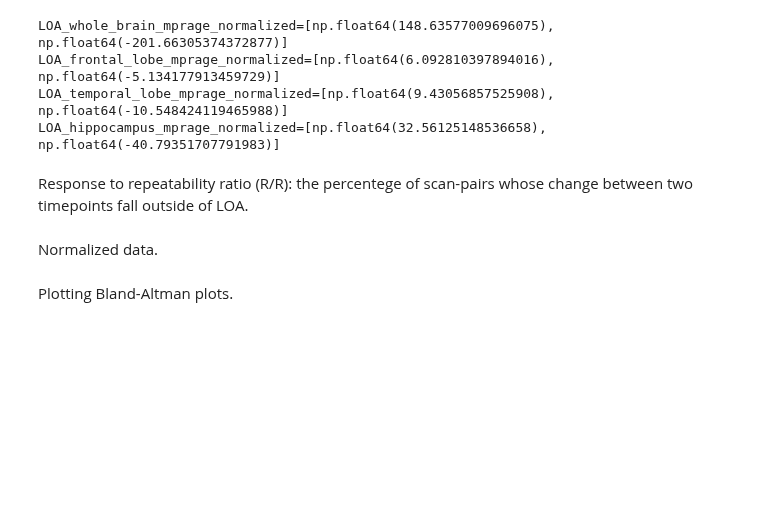
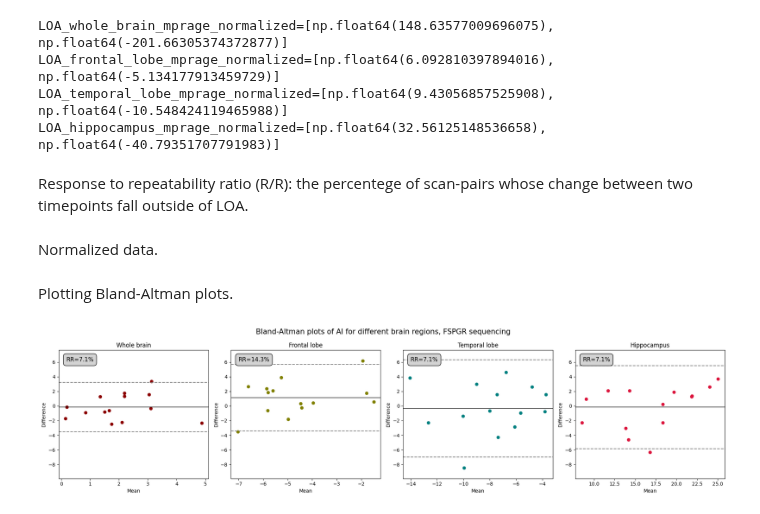
Before and after one commit to Crtox/asymmetryAD, a Jupyter notebook: code/test_retest.ipynb, the cells around one changed output. Saved outputs shown, nothing was run; the diff lists cells and outputs as text; code cells hidden in the pictures; blank space fills up the shorter version.

```diff
--- a/code/test_retest.ipynb
+++ b/code/test_retest.ipynb
@@ -1013,4 +996,91 @@ RR_temporal_lobe_mprage_normalized = calculate_RR(AI_temporal_lobe_first_mprage_
 RR_hippocampus_mprage_normalized = calculate_RR(AI_hippocampus_first_mprage_normalized, AI_hippocampus_second_mprage_normalized)
 # %% [markdown]
 Plotting Bland-Altman plots.
+# %%
+min_y = min(
+    min(diffs_whole_brain_fspgr),
+    min(diffs_frontal_lobe_fspgr),
+    min(diffs_temporal_lobe_fspgr),
+    min(diffs_hippocampus_fspgr)
+)
+max_y = max(
+    max(diffs_whole_brain_fspgr),
+    max(diffs_frontal_lobe_fspgr),
+    max(diffs_temporal_lobe_fspgr),
+    max(diffs_hippocampus_fspgr)
+)
+
+# Define a small margin for the y-axis limits
+y_margin = 0.1 * (max_y - min_y)
+y_min, y_max = min_y - y_margin, max_y + y_margin
+
+# Create subplots and set aligned y-axis limits
+fig, axes = plt.subplots(1, 4, figsize=(20, 5))
+
+axes[0].scatter(means_whole_brain_fspgr, diffs_whole_brain_fspgr, color='darkred', marker='o')
+axes[0].set_title('Whole brain')
+axes[0].set_xlabel('Mean')
+axes[0].set_ylabel('Difference')
+axes[0].axhline(mean_whole_brain_fspgr, color='black', alpha=0.7, linestyle='-')
+axes[0].axhline(LOA_whole_brain_fspgr[0], color='gray', linestyle='--')
+axes[0].axhline(LOA_whole_brain_fspgr[1], color='gray', linestyle='--')
+axes[0].set_ylim(y_min, y_max)  # Align y-axis limits
+axes[0].text(
+    0.05, 0.95, s=f'RR={RR_whole_brain_fspgr:.1f}%',
+    fontsize=12, color='black',
+    bbox=dict(facecolor='lightgrey', edgecolor='black', boxstyle='round,pad=0.5'),
+    transform=axes[0].transAxes, verticalalignment='top'
+)
+
+axes[1].scatter(means_frontal_lobe_fspgr, diffs_frontal_lobe_fspgr, color='olive', marker='o')
+axes[1].set_title('Frontal lobe')
+axes[1].set_xlabel('Mean')
+axes[1].set_ylabel('Difference')
+axes[1].axhline(mean_frontal_lobe_fspgr, color='black', alpha=0.7, linestyle='-')
+axes[1].axhline(LOA_frontal_lobe_fspgr[0], color='gray', linestyle='--')
+axes[1].axhline(LOA_frontal_lobe_fspgr[1], color='gray', linestyle='--')
+axes[1].set_ylim(y_min, y_max)  # Align y-axis limits
+axes[1].text(
+    0.05, 0.95, s=f'RR={RR_frontal_lobe_fspgr:.1f}%',
+    fontsize=12, color='black',
+    bbox=dict(facecolor='lightgrey', edgecolor='black', boxstyle='round,pad=0.5'),
+    transform=axes[1].transAxes, verticalalignment='top'
+)
+
+axes[2].scatter(means_temporal_lobe_fspgr, diffs_temporal_lobe_fspgr, color='teal', marker='o')
+axes[2].set_title('Temporal lobe')
+axes[2].set_xlabel('Mean')
+axes[2].set_ylabel('Difference')
+axes[2].axhline(mean_temporal_lobe_fspgr, color='black', alpha=0.7, linestyle='-')
+axes[2].axhline(LOA_temporal_lobe_fspgr[0], color='gray', linestyle='--')
+axes[2].axhline(LOA_temporal_lobe_fspgr[1], color='gray', linestyle='--')
+axes[2].set_ylim(y_min, y_max)  # Align y-axis limits
+axes[2].text(
+    0.05, 0.95, s=f'RR={RR_temporal_lobe_fspgr:.1f}%',
+    fontsize=12, color='black',
+    bbox=dict(facecolor='lightgrey', edgecolor='black', boxstyle='round,pad=0.5'),
+    transform=axes[2].transAxes, verticalalignment='top'
+)
+
+axes[3].scatter(means_hippocampus_fspgr, diffs_hippocampus_fspgr, color='crimson', marker='o')
+axes[3].set_title('Hippocampus')
+axes[3].set_xlabel('Mean')
+axes[3].set_ylabel('Difference')
+axes[3].axhline(mean_hippocampus_fspgr, color='black', alpha=0.7, linestyle='-')
+axes[3].axhline(LOA_hippocampus_fspgr[0], color='gray', linestyle='--')
+axes[3].axhline(LOA_hippocampus_fspgr[1], color='gray', linestyle='--')
+axes[3].set_ylim(y_min, y_max)  # Align y-axis limits
+axes[3].text(
+    0.05, 0.95, s=f'RR={RR_hippocampus_fspgr:.1f}%',
+    fontsize=12, color='black',
+    bbox=dict(facecolor='lightgrey', edgecolor='black', boxstyle='round,pad=0.5'),
+    transform=axes[3].transAxes, verticalalignment='top'
+)
+
+plt.suptitle('Bland-Altman plots of AI for different brain regions, FSPGR sequencing', fontsize=15)
+plt.tight_layout()
+#plt.savefig(savePath + 'retry/bland-altman_fspgr.png')
+plt.show()
+# %% [output]
+[figure, added]
 # %%
```
Also changed, not shown: parts of 4 cells of this notebook, 4 other files.
